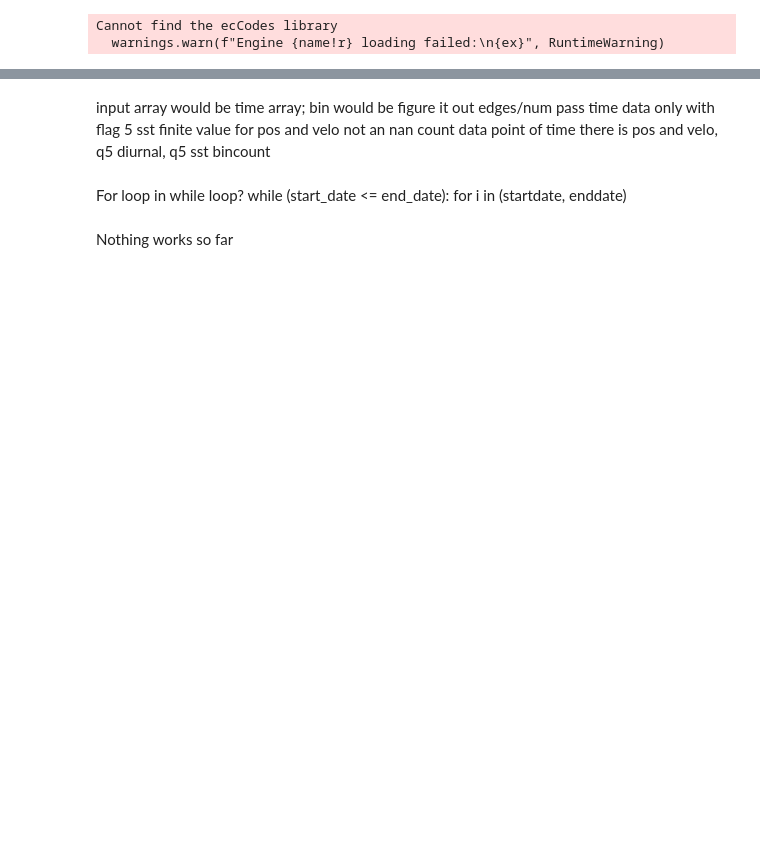
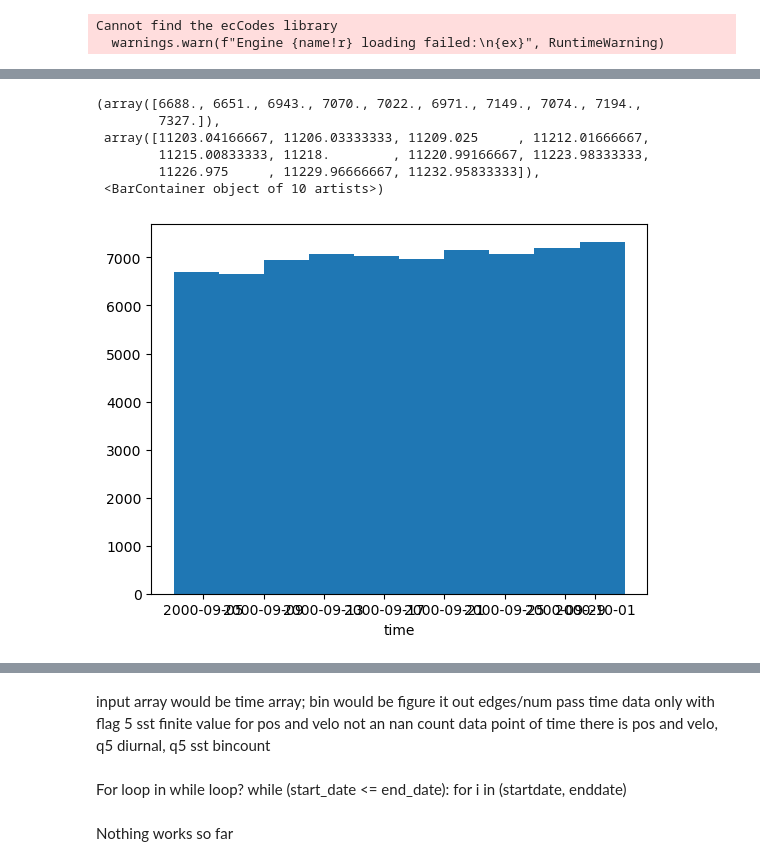
Before and after one commit to Eli8131/First_Project_SE, a Jupyter notebook: Histogram.ipynb, the cells around one changed output, grey strips where cells are left out. Cells and saved outputs as stored; diff of their text form; code cells hidden in the pictures; blank space fills up the shorter version.

Commit message:
Trying to work with xarray.hist

```diff
--- a/Histogram.ipynb
+++ b/Histogram.ipynb
@@ -26,0 +49,14 @@ Cannot find the ecCodes library
+# %%
+data_subset = ds[['time', 'sst', 'flg_sst']].where((ds.time > np.datetime64('2000-09-03')) &
+                                                   (ds.time < np.datetime64('2000-10-03')) &
+                                                   (ds.flg_sst ==5), drop=True)
+# %%
+data_subset['time'].plot.hist()
+# %% [output]
+(array([6688., 6651., 6943., 7070., 7022., 6971., 7149., 7074., 7194.,
+        7327.]),
+ array([11203.04166667, 11206.03333333, 11209.025     , 11212.01666667,
+        11215.00833333, 11218.        , 11220.99166667, 11223.98333333,
+        11226.975     , 11229.96666667, 11232.95833333]),
+ <BarContainer object of 10 artists>)
+[figure, added]
```
Also changed, not shown: parts of 13 cells of this notebook.
